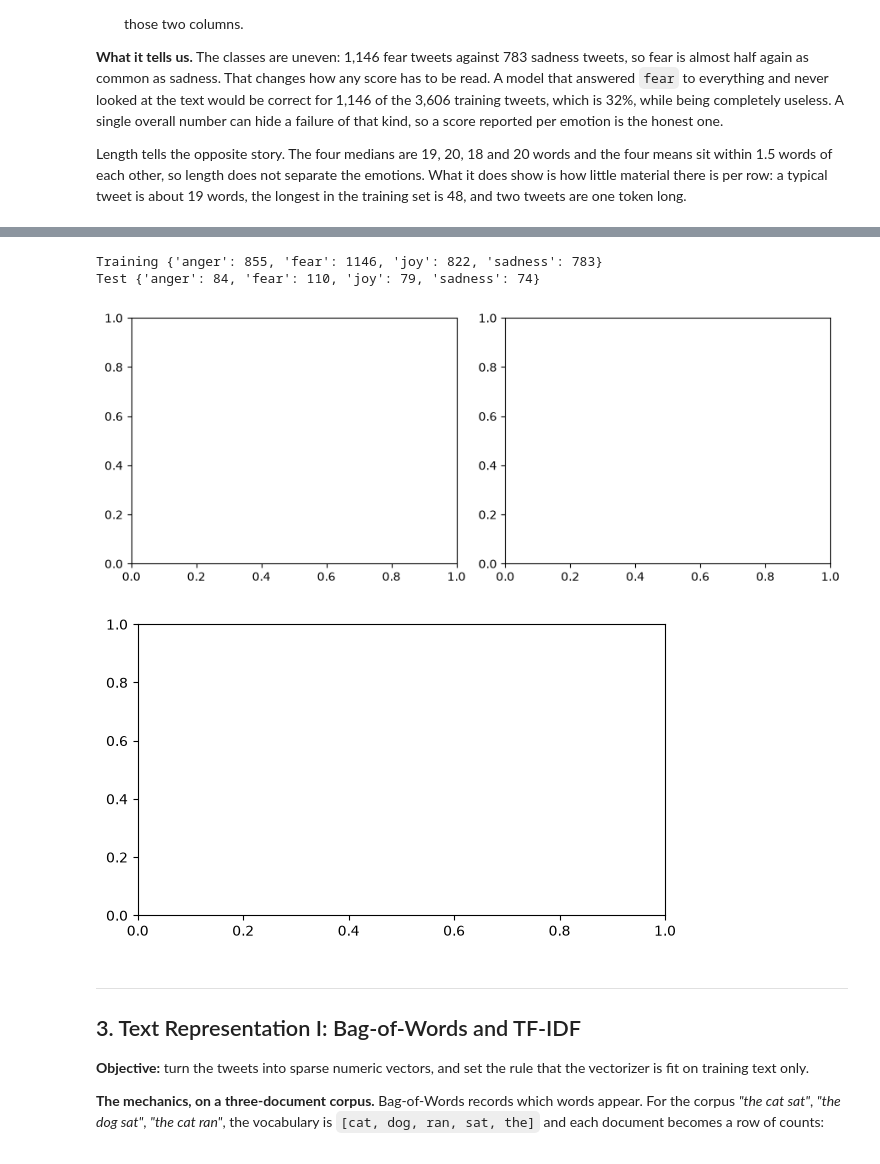
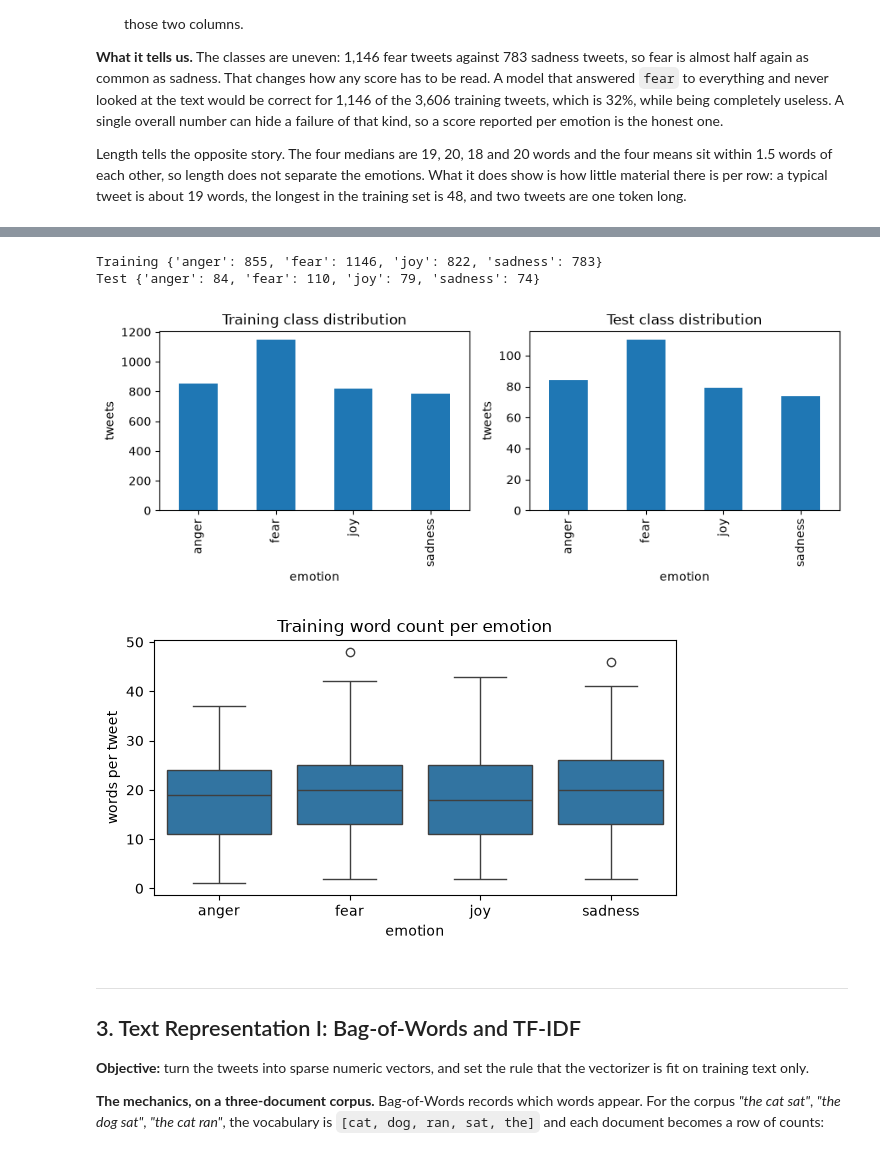
Before and after one commit to YJC714/DM2026-Lab2-Exercise, a Jupyter notebook: DM2026-Lab2-Master.ipynb, the cells around one changed output, grey strips where cells are left out. Cells and saved outputs as stored; diff of their text form; code cells hidden in the pictures.

```diff
--- a/DM2026-Lab2-Master.ipynb
+++ b/DM2026-Lab2-Master.ipynb
@@ -335,37 +335,42 @@ Illustrative layout examples below: make your own plots from the current data an
 # %%
 # --- Plot 1: class distribution, training vs test, side by side ---
 fig, axes = plt.subplots(1, 2, figsize=(9, 3.5))
 
 for ax, (split_name, df) in zip(axes, [("Training", train_df), ("Test", test_df)]):
     counts = df["emotion"].value_counts().reindex(LABELS)  # reindex = same label order in both panels
     print(split_name, counts.to_dict())                    # the numbers to quote in your observations
-    # TODO: draw `counts` as a bar chart on `ax` (Section 2.2 does this for one panel)
-    # TODO: ax.set_title(...), ax.set_xlabel(...), ax.set_ylabel(...)
+    counts.plot(kind="bar", ax=ax, color="tab:blue")
+    ax.set_title(f"{split_name} class distribution")
+    ax.set_xlabel("emotion")
+    ax.set_ylabel("tweets")
 
 plt.tight_layout()
 plt.show()
 
 # --- Plot 2: word count per emotion, training set ---
 # train_df["word_count"] was added in Section 2.2.
 # The test set has no word_count column yet; test_df["tokens"].map(len) would give it.
 fig, ax = plt.subplots(figsize=(6, 3.5))
 
 # TODO: one box per emotion, in LABELS order. Fill in the arguments:
 # sns.boxplot(data=..., x=..., y=..., order=LABELS, ax=ax)
 # TODO: title and axis labels.
 # A box marks the median, the middle half of the data, and the outliers beyond the whiskers.
-
+sns.boxplot(data=train_df, x="emotion", y="word_count", order=LABELS, ax=ax)
+ax.set_title("Training word count per emotion")
+ax.set_xlabel("emotion")
+ax.set_ylabel("words per tweet")
 plt.tight_layout()
 plt.show()
 
 # --- Your two observations (one about balance, one about length) ---
-# 1.
-# 2.
+# 1. Fear is the largest class in both splits (train: 1146, test:110) and sadness the smallest (train: 783, test:74).  it can be observed that train and test have the same pattern.
+# 2. The four medians are at about the same length (about 20 words)
 # %% [output]
 Training {'anger': 855, 'fear': 1146, 'joy': 822, 'sadness': 783}
 Test {'anger': 84, 'fear': 110, 'joy': 79, 'sadness': 74}
-[figure, old version]
+[figure, new version]
-[figure, old version]
+[figure, new version]
 # %% [markdown]
 ---
 ## 3. Text Representation I: Bag-of-Words and TF-IDF
```
Also changed, not shown: parts of 22 cells of this notebook, 1 other file.
